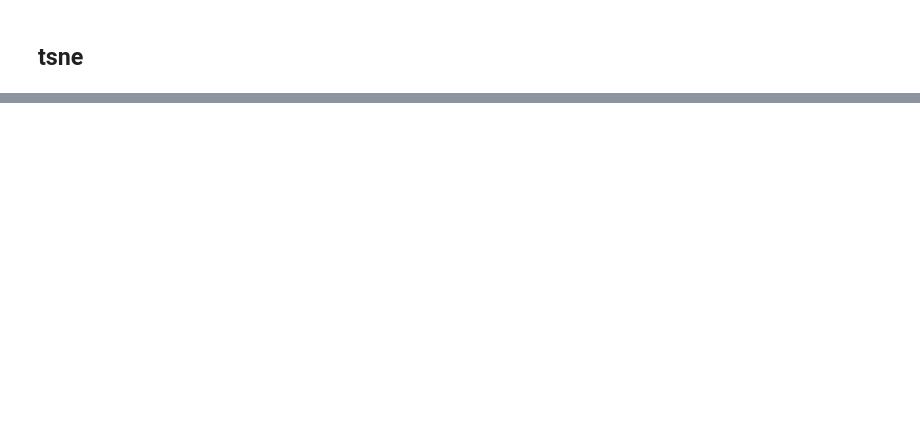
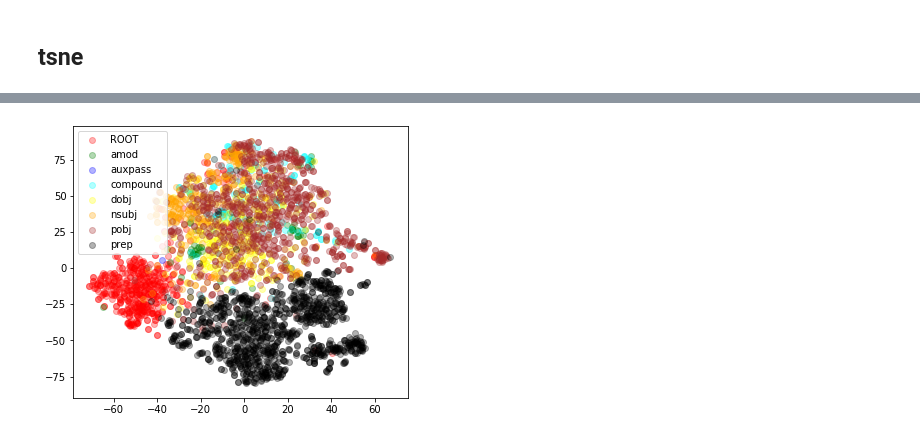
Before and after one commit to Shaul1321/INLP-dim-reduction, a Jupyter notebook: src/inlp-dim-reduction-syntax.ipynb, the cells around one changed output, grey strips where cells are left out. Drawn from its saved outputs; the diff is of its cells as text; code cells hidden in the pictures; blank space fills up the shorter version.

```diff
--- a/src/inlp-dim-reduction-syntax.ipynb
+++ b/src/inlp-dim-reduction-syntax.ipynb
@@ -595,0 +476,2 @@ P_Rw = inlp.get_rowspace_projection(w)
+# %%
+P, rowspace_projections, Ws = inlp.run_INLP(num_classifiers = 5, input_dim = 768, is_autoregressive = True, min_accuracy = 0, dataset_handler = inlp_dataset, model = inlp_model_handler)
@@ -596,3 +534,25 @@ P_Rw = inlp.get_rowspace_projection(w)
+# %%
+P_rowspace = np.eye(768) - P #np.sum(rowspace_projections, axis = 0)
+P_rowspace.dot(P_rowspace) - P_rowspasce
+
+#with open("P_rowspace.is_parent.hidden=32.num_clfs=10.npy", "wb") as f:
+#    np.save(f, P_rowspace)
+
+#P_rowspace2 = np.sum(rowspace_projections, axis = 0)
+#P_rowspace2.dot(P_rowspace2) - P_rowspace2
+
+
+def get_rowspace_projection_in_low_dim(Ws, vecs):
+
+    projs = []
+    for w in Ws:
+
+        w_normalized = w/np.linalg.norm(w, keepdims = True, axis = 1)
+        proj = w_normalized.dot(vecs.T).T # (n,siamese_dim)
+        projs.append(proj)
+
+    projs = np.concatenate(projs, axis = 1)
+    return projs
 # %% [markdown]
 ## tsne
 # %%
@@ -646,3 +640,5 @@ assert len(data_for_tsen_deps) == len(vecs)
 # %%
-tsne(vecs_rowspace, data_for_tsen_deps, metric = "l2")
+tsne(vecs_rwospace_low_dim[:3500], data_for_tsen_deps[:3500], metric = "l2", color_gradient = False)
+# %% [output]
+[figure, added]
 # %%
```
Also changed, not shown: parts of 38 cells of this notebook.
